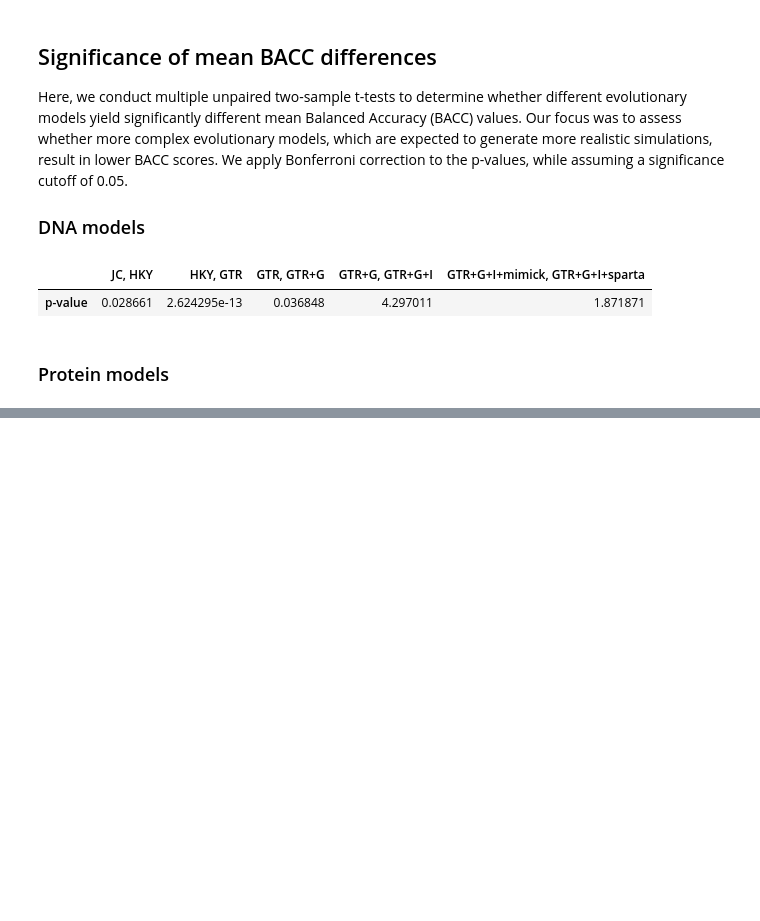
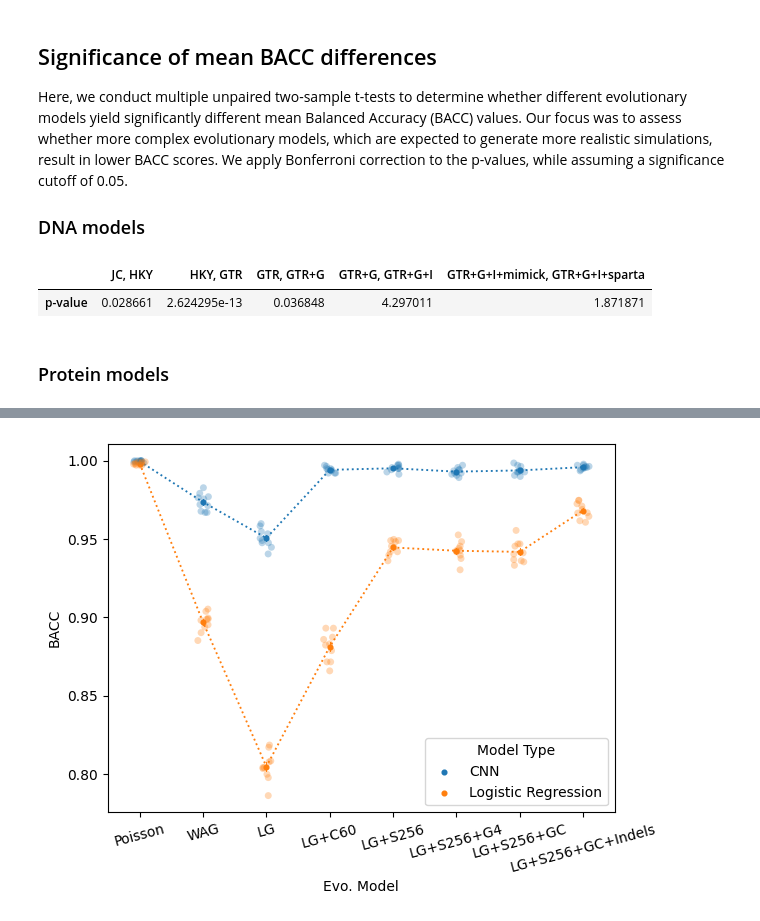
Before and after one commit to JohannaTrost/seqsharp, a Jupyter notebook: seqsharp/compare_models.ipynb, the cells around one changed output, grey strips where cells are left out. Drawn from its saved outputs; the diff is of its cells as text; code cells hidden in the pictures; blank space fills up the shorter version.

Commit message:
Add CNN and Logistic regression performance comparison to jupyter notebook

```diff
--- a/seqsharp/compare_models.ipynb
+++ b/seqsharp/compare_models.ipynb
@@ -43,7 +46,7 @@ models = {'protein': {},
 for mol_type in mol_types:
     for i, (dirname, name) in enumerate(zip(model_dirs[mol_type],
                                             evo_models[mol_type])):
-        models[mol_type][name] = load_model(models_dir + '/' + dirname)
+        models[mol_type][name] = load_model(os.path.join(models_dir, dirname))
 # %%
 # Example of a DNA model
 print(models['dna']['GTR+G'][0])  # fold 1
@@ -322,0 +331,32 @@ display(pvals_df)
+# %%
+# setup data structures for seq#-models performances
+model_ids = ['cnn', 'logreg']
+model_dirs = {'cnn': ['prot_cnn_poisson', 'prot_cnn_wag', 'prot_cnn_lg',
+                      'prot_cnn_lg_c60', 'prot_cnn_lg_s0256',
+                      'prot_cnn_lg_s256_g4', 'prot_cnn_lg_s0256_gc',
+                      'prot_cnn_lg_s0256_gc_sparta'],
+              'logreg': ['prot_logreg_poisson', 'prot_logreg_wag', 'prot_logreg_lg',
+                         'prot_logreg_lg_c60', 'prot_logreg_lg_s0256',
+                         'prot_logreg_lg_s256_g4', 'prot_logreg_lg_s0256_gc',
+                         'prot_logreg_lg_s0256_gc_sparta'] }
+model_types = ['CNN', 'Logistic Regression']
+perfrmncs_dict = {'Model Type': [], 'Evo. Model': [], 'Fold': [], 'BACC': []}
+
+# load BACCs and meta infos
+for m_id, m_type in zip(model_ids, model_types):
+    for i, (dirname, name) in enumerate(zip(model_dirs[m_id],
+                                            evo_models['protein'])):
+
+        models = load_model(os.path.join(models_dir, dirname))
+
+        val_hist_folds = [m.val_history for m in models]
+        val_folds, best_epochs = evaluate_folds(val_hist_folds, len(models))
+
+        baccs = [x['bacc'] for x in val_hist_folds]
+        best_baccs = [bacc[best] for bacc, best in zip(baccs, best_epochs)]
+        n_folds = len(best_baccs)
+        perfrmncs_dict['Model Type'] += [m_type] * n_folds
+        perfrmncs_dict['Evo. Model'] += [name] * n_folds
+        perfrmncs_dict['Fold'] += list(range(1, n_folds + 1))
+        perfrmncs_dict['BACC'] += best_baccs
+perfrmncs_df = pd.DataFrame(perfrmncs_dict)
@@ -322,0 +368,11 @@ display(pvals_df)
+# %%
+# plot BACCS
+# plt.figure(figsize=(8, 6.5))
+plt.xticks(rotation=15)
+sns.stripplot(data=perfrmncs_df, x='Evo. Model', y='BACC', hue='Model Type',
+              alpha=0.3, legend=False)
+sns.pointplot(data=perfrmncs_df, x='Evo. Model', y='BACC', hue='Model Type',
+              errorbar='se', linestyles='dotted', scale = 0.5, errwidth=0.7)
+plt.tight_layout()
+# %% [output]
+[figure, added]
```
Also changed, not shown: parts of 5 cells of this notebook, 24 other files.
